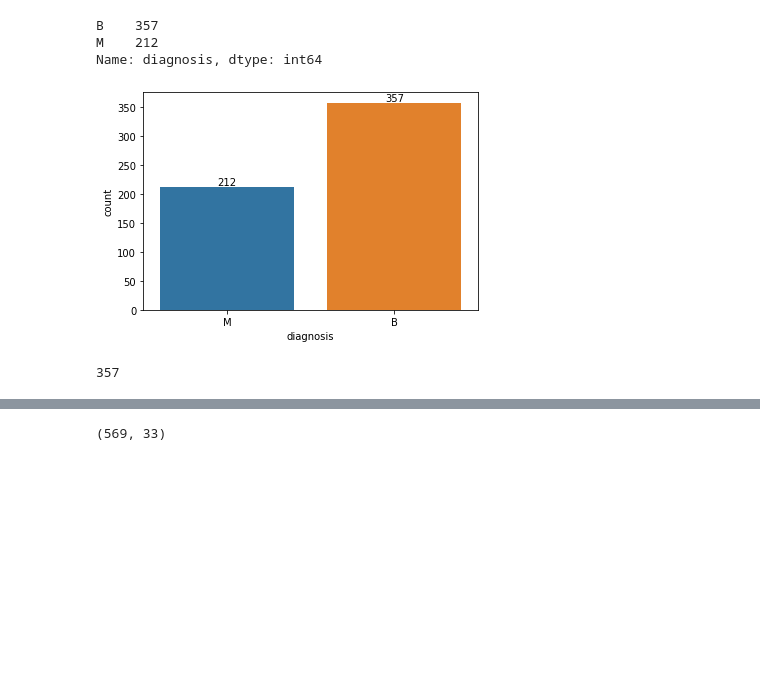
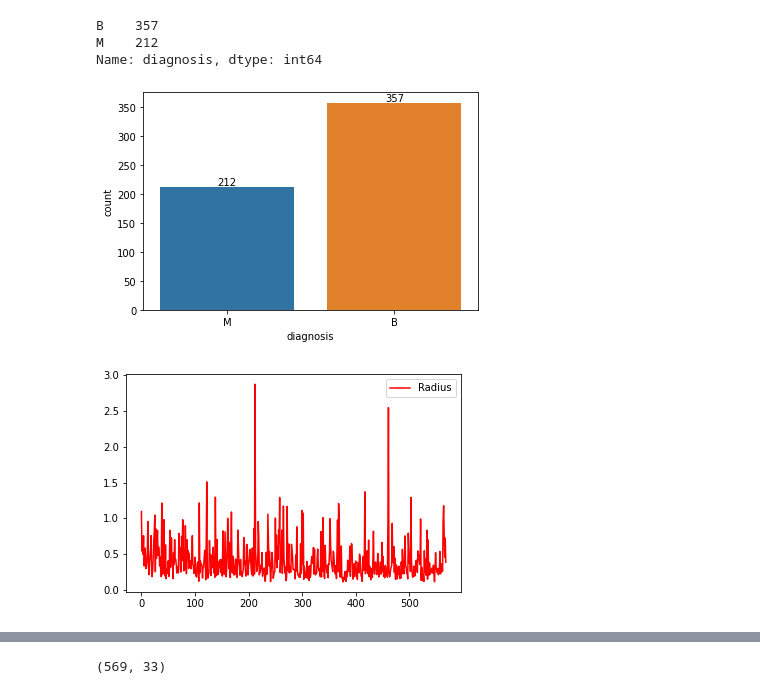
Before and after one commit to highderoy/Smartknower, a Jupyter notebook: BreastCancer_Minor_Project.ipynb, the cells around one changed output, grey strips where cells are left out. Drawn from its saved outputs; the diff is of its cells as text; code cells hidden in the pictures; blank space fills up the shorter version.

```diff
--- a/BreastCancer_Minor_Project.ipynb
+++ b/BreastCancer_Minor_Project.ipynb
@@ -64,7 +64,13 @@ for p in graph.patches:
   graph.text(p.get_x()+width/2,height+3,s[i],ha='center')
   i = 'B'
 plt.show()
-height
 # %% [output]
 [figure]
-357
+# %%
+x = np.arange(569)
+# %%
+plt.plot(x,df['radius_se'],c = 'r',label='Radius')
+plt.legend()
+plt.show()
+# %% [output]
+[figure, added]
```
Also changed, not shown: parts of 2 cells of this notebook.
